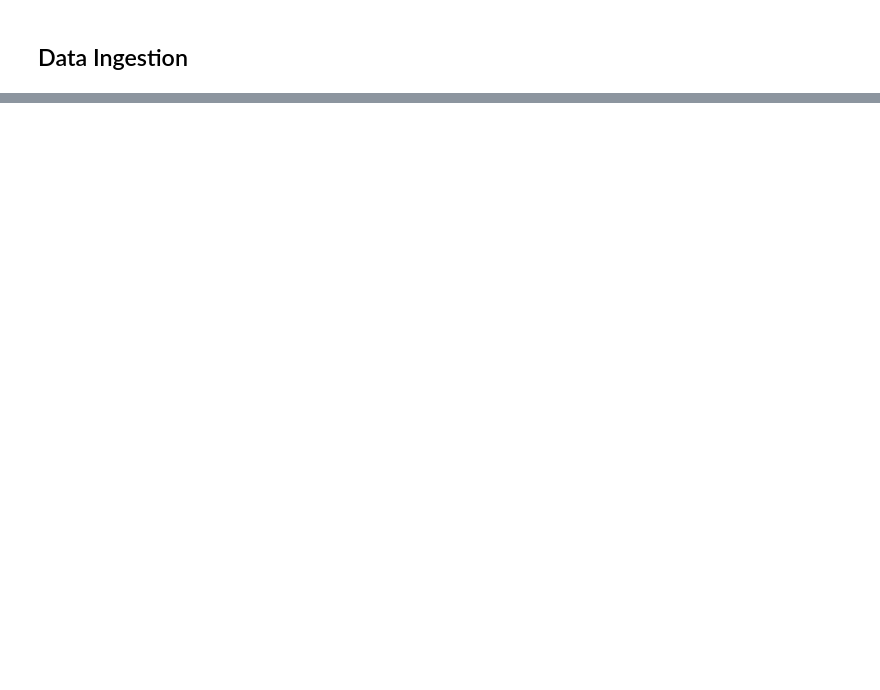
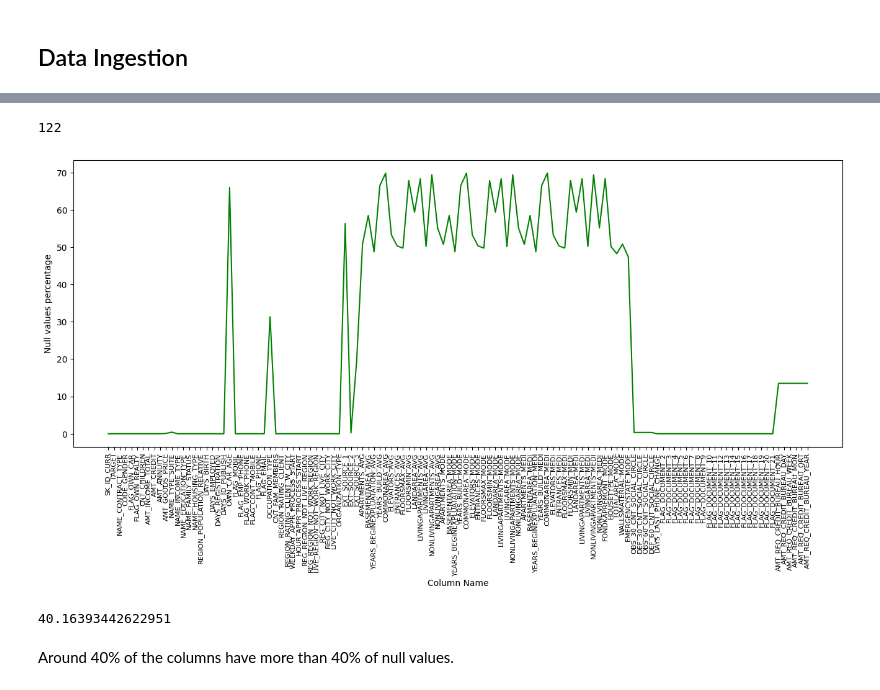
Before and after one commit to CR-Digital-Innovation/loan-default-prediction, a Jupyter notebook: src/Data Ingestion & EDA.ipynb, the cells around one changed output, grey strips where cells are left out. Saved outputs shown, nothing was run; the diff lists cells and outputs as text; code cells hidden in the pictures; blank space fills up the shorter version.

```diff
--- a/src/Data Ingestion & EDA.ipynb
+++ b/src/Data Ingestion & EDA.ipynb
@@ -38,0 +66,4 @@ applicationDf.head()
+# %%
+# Null values percentage in each column
+null_values = round(applicationDf.isnull().sum() / applicationDf.shape[0] * 100.00, 2)
+print(null_values)
@@ -38,0 +83,24 @@ applicationDf.head()
+# %%
+applicationDf_nullDf = pd.DataFrame(null_values.reset_index())
+applicationDf_nullDf.columns = ['Column Name', 'Null values percentage']
+applicationDf_nullDf.shape[0]
+# %% [output]
+122
+# %%
+import matplotlib.pyplot as plt
+import matplotlib.style as style
+import seaborn as sns
+
+fig = plt.figure(figsize=(16,6))
+chart = sns.lineplot(data=applicationDf_nullDf, x="Column Name", y="Null values percentage", color="green")
+plt.xticks(rotation = 90, fontsize = 8)
+plt.title = 'Null values percentage in each column'
+plt.show()
+# %% [output]
+[figure, added]
+# %%
+applicationDf_nullDf[applicationDf_nullDf["Null values percentage"]>40].shape[0]/applicationDf.shape[1] * 100
+# %% [output]
+40.16393442622951
+# %% [markdown]
+Around 40% of the columns have more than 40% of null values.
```
Also changed, not shown: parts of 5 cells of this notebook, 3 other files.
